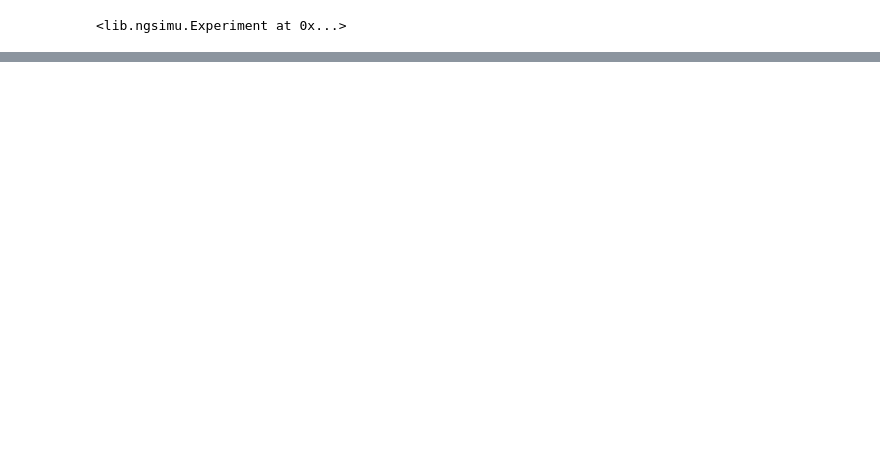
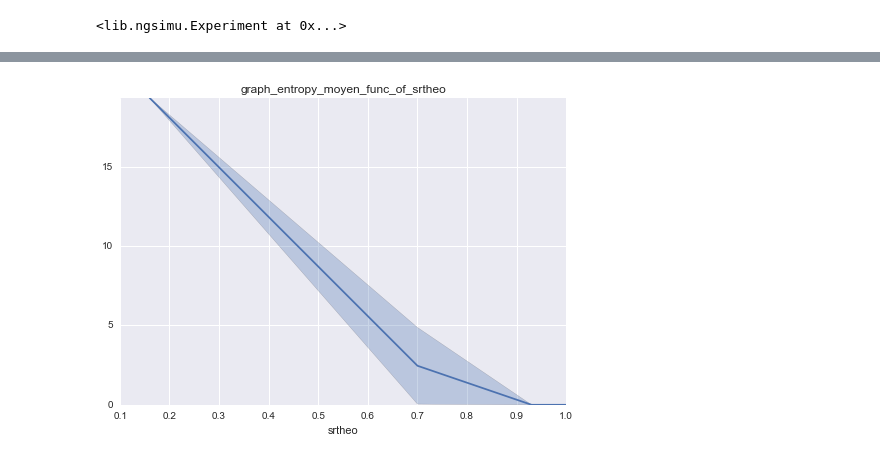
Before and after one commit to flowersteam/naminggamesal, a Jupyter notebook: notebooks/6_Intro_Experiment_Database.ipynb, the cells around one changed output, grey strips where cells are left out. Drawn from its saved outputs; the diff is of its cells as text; code cells hidden in the pictures; blank space fills up the shorter version.

```diff
--- a/notebooks/6_Intro_Experiment_Database.ipynb
+++ b/notebooks/6_Intro_Experiment_Database.ipynb
@@ -50,0 +59,4 @@ testexp3.graph().show()
+# %%
+testexp3.graph("entropy",X="srtheo").show()
+# %% [output]
+[figure, added]
```
Also changed, not shown: parts of 14 cells of this notebook, 14 other files.
